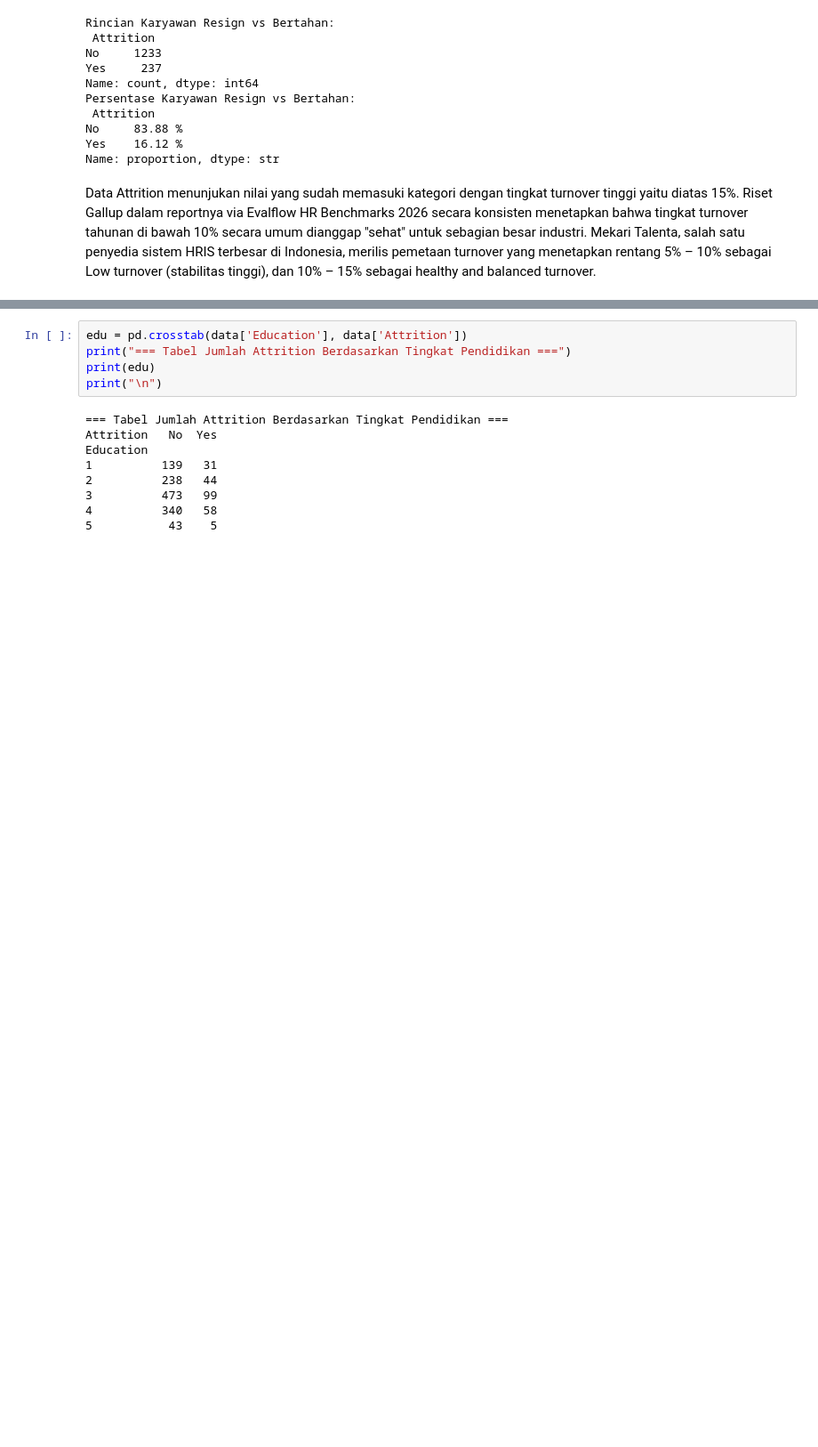
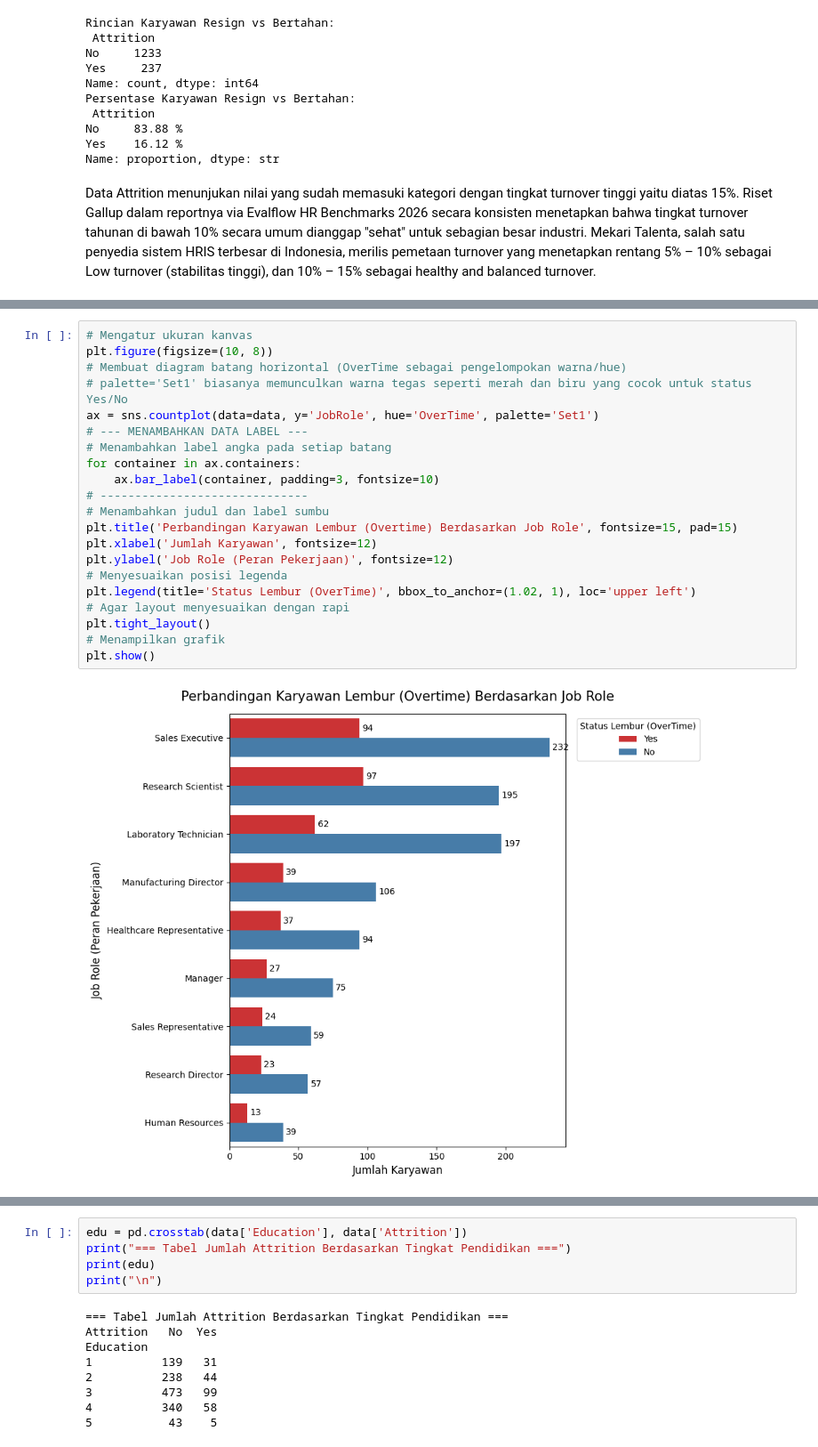
Before and after one commit to lanxnashiry/Employee-Attrition, a Jupyter notebook: HR-Employee-Attrition.ipynb, the cells around one changed output, grey strips where cells are left out. Shown at 89% size. Cells and saved outputs as stored; diff of their text form; blank space fills up the shorter version.

```diff
--- a/HR-Employee-Attrition.ipynb
+++ b/HR-Employee-Attrition.ipynb
@@ -106,0 +113,23 @@ See https://pandas.pydata.org/docs/user_guide/migration-3-strings.html#string-mi
+# %%
+# Mengatur ukuran kanvas
+plt.figure(figsize=(10, 8))
+# Membuat diagram batang horizontal (OverTime sebagai pengelompokan warna/hue)
+# palette='Set1' biasanya memunculkan warna tegas seperti merah dan biru yang cocok untuk status Yes/No
+ax = sns.countplot(data=data, y='JobRole', hue='OverTime', palette='Set1')
+# --- MENAMBAHKAN DATA LABEL ---
+# Menambahkan label angka pada setiap batang
+for container in ax.containers:
+    ax.bar_label(container, padding=3, fontsize=10)
+# ------------------------------
+# Menambahkan judul dan label sumbu
+plt.title('Perbandingan Karyawan Lembur (Overtime) Berdasarkan Job Role', fontsize=15, pad=15)
+plt.xlabel('Jumlah Karyawan', fontsize=12)
+plt.ylabel('Job Role (Peran Pekerjaan)', fontsize=12)
+# Menyesuaikan posisi legenda
+plt.legend(title='Status Lembur (OverTime)', bbox_to_anchor=(1.02, 1), loc='upper left')
+# Agar layout menyesuaikan dengan rapi
+plt.tight_layout()
+# Menampilkan grafik
+plt.show()
+# %% [output]
+[figure, added]
```
Also changed, not shown: parts of 20 cells of this notebook.
